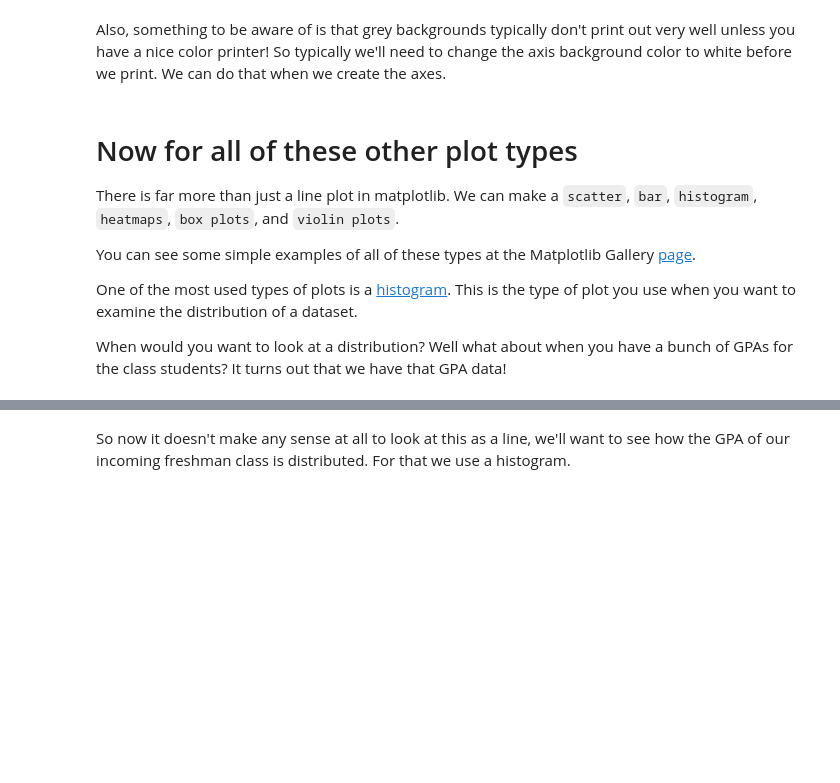
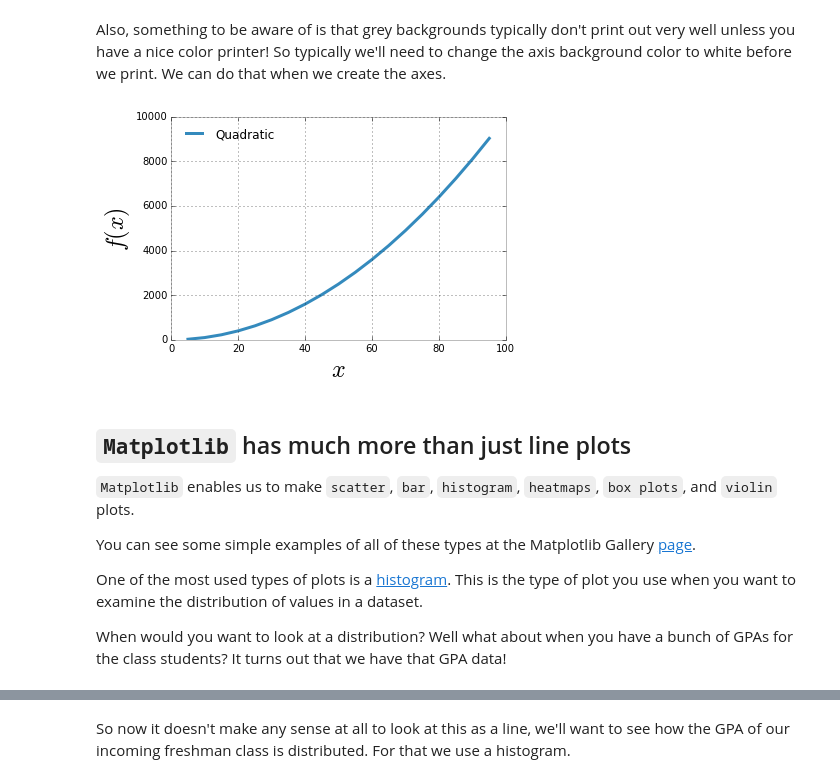
Before and after one commit to amarallab/Introduction-to-Python-Programming-and-Data-Science, a Jupyter notebook: Python-Basics/Data-Visualization.ipynb, the cells around one changed output, grey strips where cells are left out. Drawn from its saved outputs; the diff is of its cells as text; code cells hidden in the pictures; blank space fills up the shorter version.

```diff
--- a/Python-Basics/Data-Visualization.ipynb
+++ b/Python-Basics/Data-Visualization.ipynb
@@ -447,25 +487,27 @@ So typically we'll need to change the axis background color to white before we p
 # %%
 with plt.style.context('bmh'):
     fig = plt.figure( figsize = (6, 4) )
     ax = fig.add_subplot(1,1,1, axisbg = 'white')
 
     # We should add a label to our dataset that will go into a legend
-    ax.plot(x, y, label = "Quadratic")
+    ax.plot(x, y, label = "Quadratic", linewidth = 3)
 
     # Now we can label the axes. Always label your axes! Who knows what is in the graph otherwise
-    ax.set_xlabel("x")
-    ax.set_ylabel("f(x)")
+    ax.set_xlabel("$x$", fontsize = 1.6*font_size)
+    ax.set_ylabel("$f(x)$", fontsize = 1.6*font_size)
 
     # Display legend
     ax.legend(loc = 'best', frameon=False)
+# %% [output]
+[figure, added]
 # %% [markdown]
-# Now for all of these other plot types
+## `Matplotlib` has much more than just line plots
 
-There is far more than just a line plot in matplotlib. We can make a `scatter`, `bar`, `histogram`, `heatmaps`, `box plots`, and `violin plots`.
+`Matplotlib` enables us to make `scatter`, `bar`, `histogram`, `heatmaps`, `box plots`, and `violin` plots.
 
 You can see some simple examples of all of these types at the Matplotlib Gallery [page](http://matplotlib.org/gallery.html).
 
-One of the most used types of plots is a [histogram](https://en.wikipedia.org/wiki/Histogram). This is the type of plot you use when you want to examine the distribution of a dataset.
+One of the most used types of plots is a [histogram](https://en.wikipedia.org/wiki/Histogram). This is the type of plot you use when you want to examine the distribution of values in a dataset.
 
 When would you want to look at a distribution? Well what about when you have a bunch of GPAs for the class students? It turns out that we have that GPA data!
 # %%
```
Also changed, not shown: parts of 47 cells of this notebook, 1 other file.
